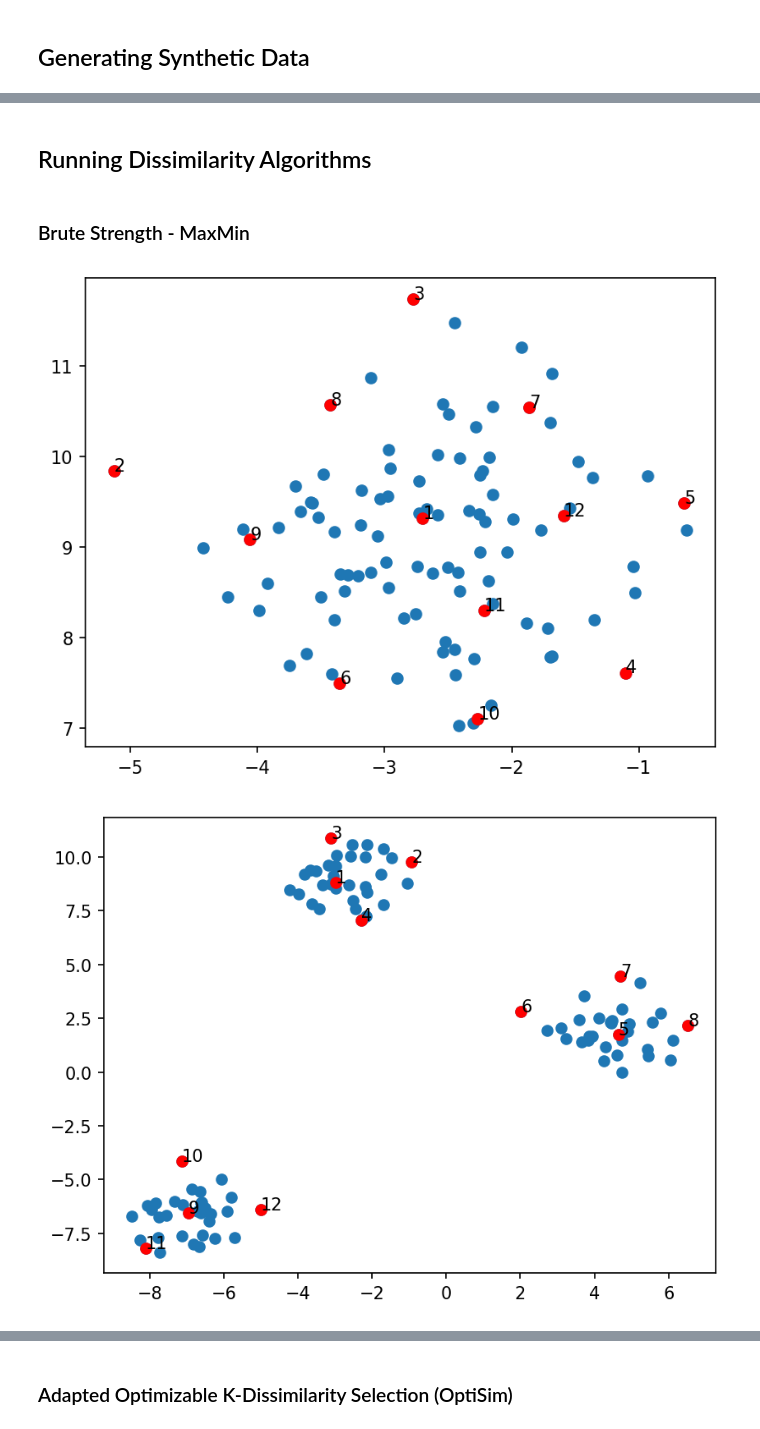
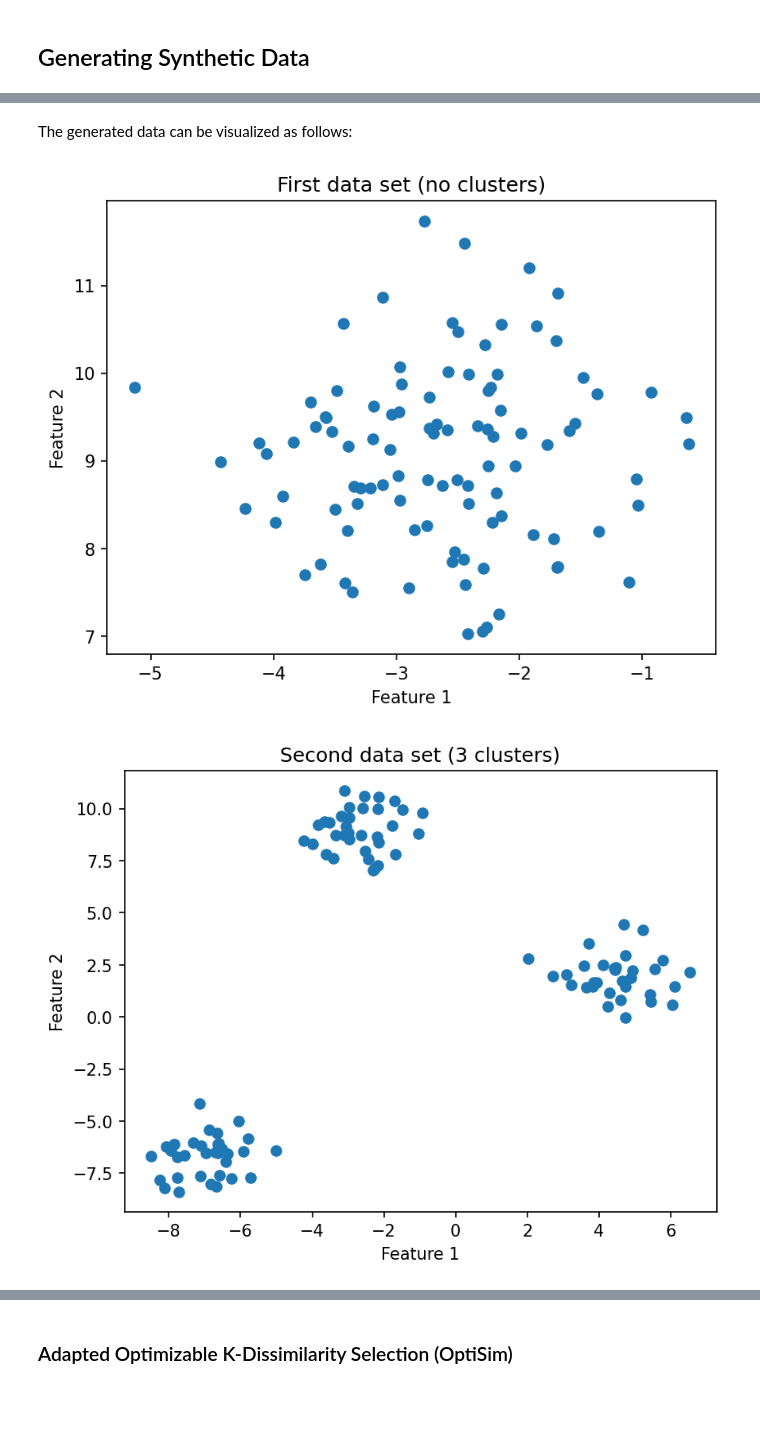
Before and after one commit to theochem/Selector, a Jupyter notebook: doc/notebooks/diversity_subsect_selection_synthetic_data.ipynb, the cells around one changed output, grey strips where cells are left out. Drawn from its saved outputs; the diff is of its cells as text; code cells hidden in the pictures; blank space fills up the shorter version.

```diff
--- a/doc/notebooks/diversity_subsect_selection_synthetic_data.ipynb
+++ b/doc/notebooks/diversity_subsect_selection_synthetic_data.ipynb
@@ -14,18 +21,36 @@ import numpy as np
 # %%
+# generating the first dataset and the pairwise distances between the points
+# ---------------------------------------------------------------------------
 # Generate synthetic data using make_blobs 100 samples, 2 features, 1 cluster
 coords, class_labels = make_blobs(n_samples=100, n_features=2, centers=1, random_state=42)
+# Calculate the pairwise distances between the points using the euclidean metric
 arr_dist = pairwise_distances(coords, metric="euclidean")
 
+# generating the second dataset and the pairwise distances between the points
+# ---------------------------------------------------------------------------
 # Generate synthetic data using make_blobs 100 samples, 2 features, 3 clusters
+# `class_labels_cluster` is the cluster label for each point.
 coords_cluster, class_labels_cluster = make_blobs(
     n_samples=100, n_features=2, centers=3, random_state=42
 )
+# Calculate the pairwise distances between the points using the euclidean metric
 arr_dist_cluster = pairwise_distances(coords_cluster, metric="euclidean")
 
 
-def graph_data(coords, selected=None, reference=False):
+# Define a utility function to plot the data and the selected points
+# ---------------------------------------------------------------------------
+def graph_data(coords, selected=None, reference=False, title="", x_label="", y_label=""):
+    """Graphs the data in a scatter plot."""
     plt.figure(dpi=150)
     plt.scatter(coords[:, 0], coords[:, 1])
+
+    # Add a title
+    plt.title(title)
+
+    # Add x and y labels
+    plt.xlabel(x_label)
+    plt.ylabel(y_label)
+
     if selected:
         for i, mol_id in enumerate(selected):
             plt.scatter(coords[mol_id, 0], coords[mol_id, 1], c="r")
@@ -42,4 +60,0 @@ graph_data(coords_cluster)
-# %% [markdown]
-## Running Dissimilarity Algorithms
-# %% [markdown]
-### Brute Strength - MaxMin
@@ -57,6 +61,18 @@ selected_ids2 = selector.select(arr=arr_dist_cluster, labels=class_labels_cluste
-# %%
-graph_data(coords, selected_ids1)
-graph_data(coords_cluster, selected_ids2)
-# %% [output]
-[figure, removed]
-[figure, removed]
+# %% [markdown]
+The generated data can be visualized as follows:
+# %%
+graph_data(
+    coords,
+    title="First data set (no clusters)",
+    x_label="Feature 1",
+    y_label="Feature 2",
+)
+graph_data(
+    coords_cluster,
+    title="Second data set (3 clusters)",
+    x_label="Feature 1",
+    y_label="Feature 2",
+)
+# %% [output]
+[figure, added]
+[figure, added]
```
Also changed, not shown: parts of 58 cells of this notebook.
